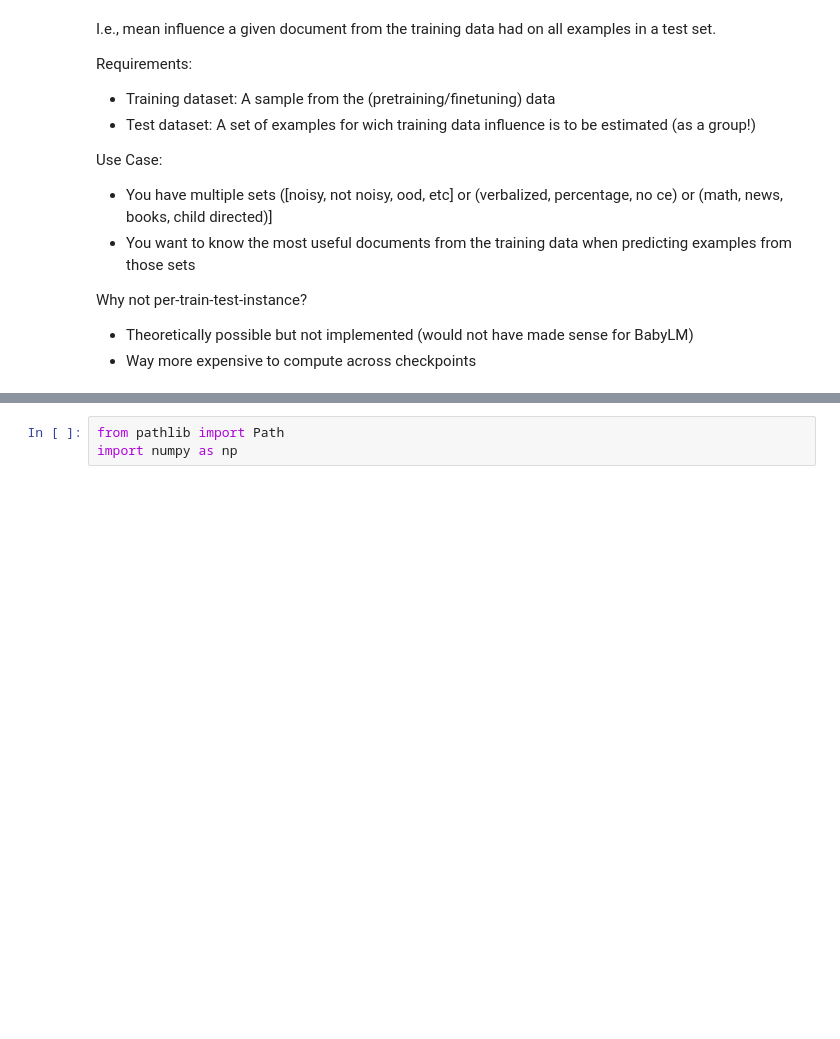
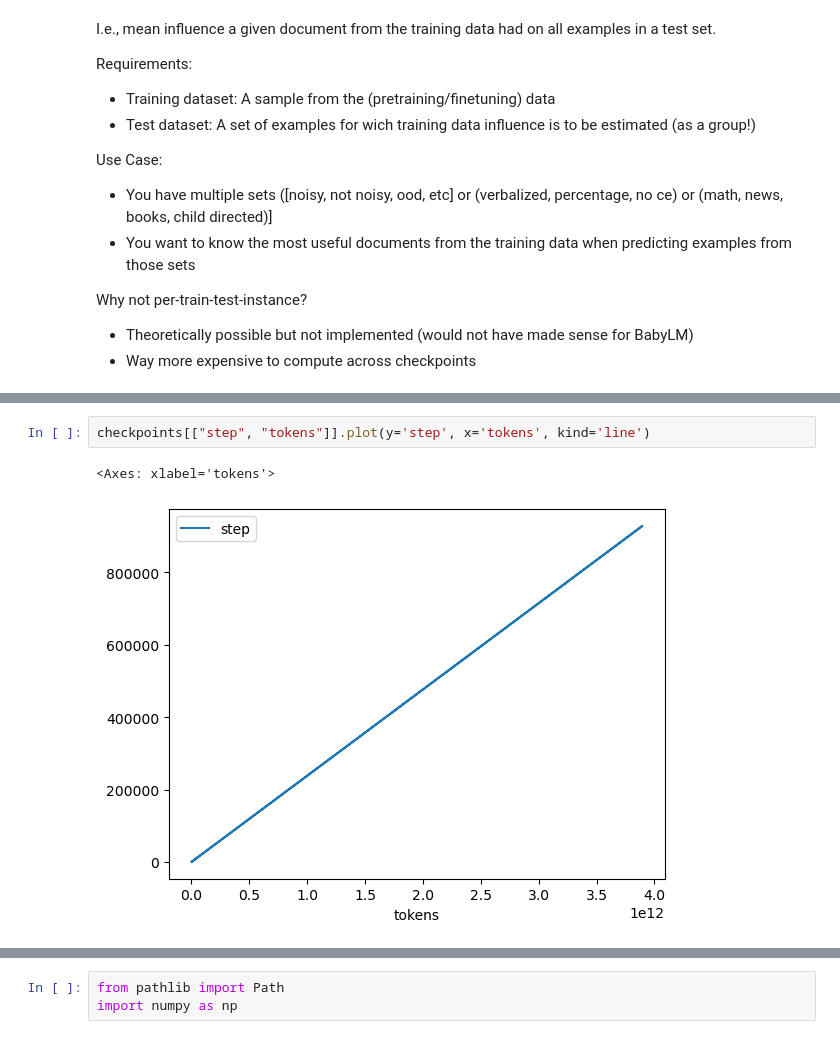
Before and after one commit to loris3/babylm, a Jupyter notebook: olmo.ipynb, the cells around one changed output, grey strips where cells are left out. Saved outputs shown, nothing was run; the diff lists cells and outputs as text; blank space fills up the shorter version.

```diff
--- a/olmo.ipynb
+++ b/olmo.ipynb
@@ -82,3 +257,8 @@ checkpoints
+# %%
+checkpoints[["step", "tokens"]].plot(y='step', x='tokens', kind='line')
+# %% [output]
+<Axes: xlabel='tokens'>
+[figure, added]
 # %%
 checkpoints
 # %% [output]
```
Also changed, not shown: parts of 72 cells of this notebook, 2 other files.
